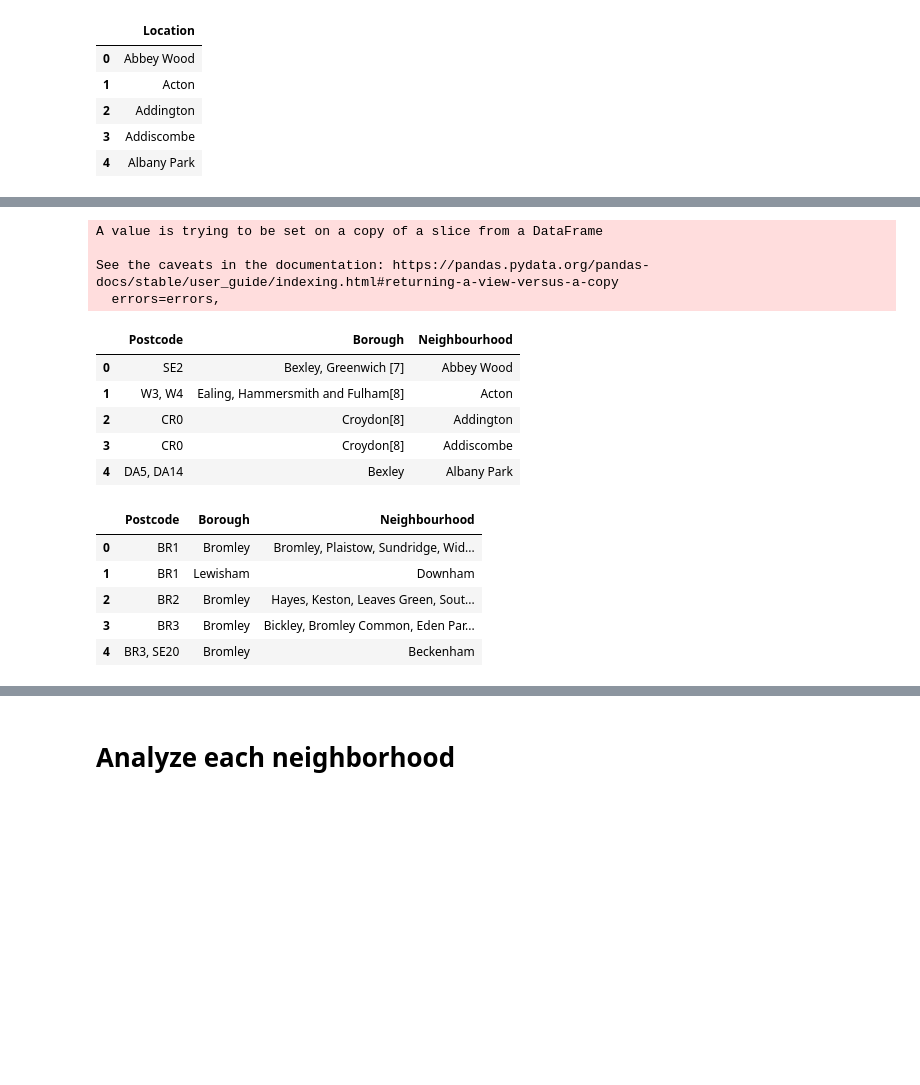
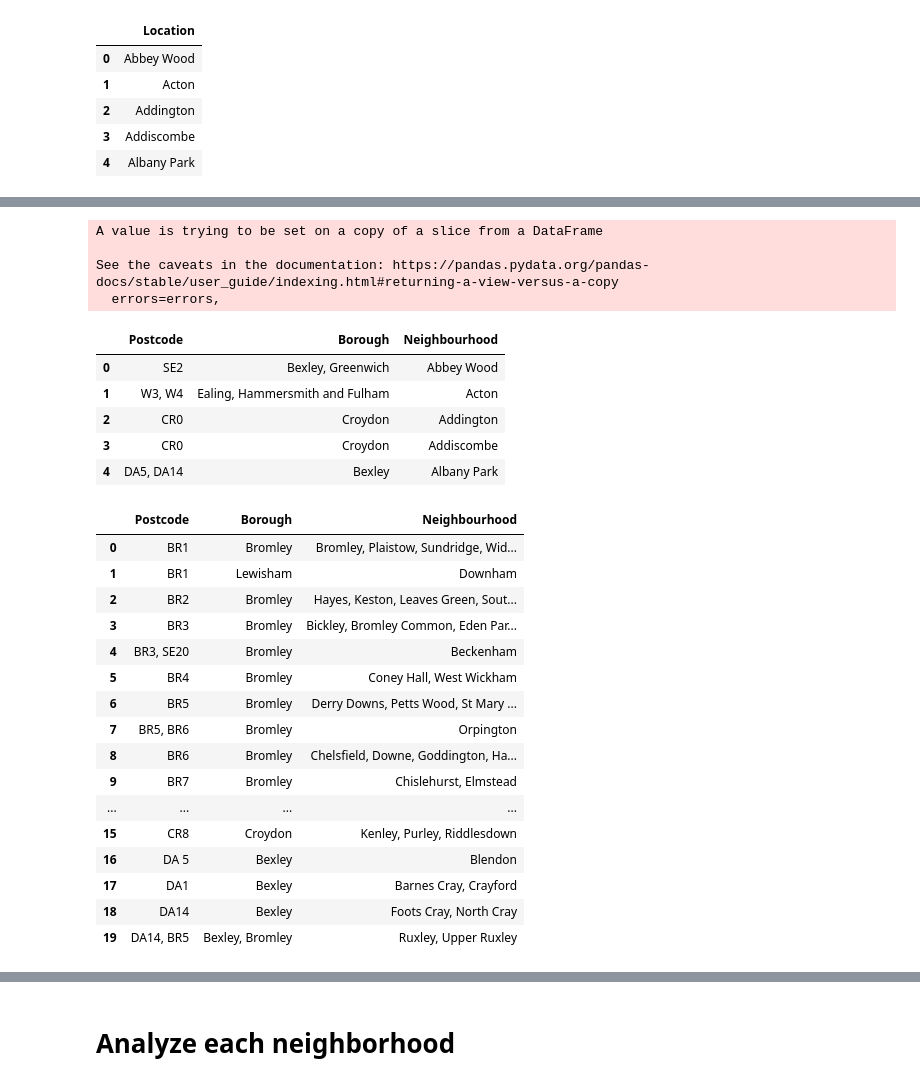
Before and after one commit to icyguy64/Data-Mining, a Jupyter notebook: data_mining_recommendation.ipynb, the cells around one changed output, grey strips where cells are left out. Cells and saved outputs as stored; diff of their text form; code cells hidden in the pictures; blank space fills up the shorter version.

```diff
--- a/data_mining_recommendation.ipynb
+++ b/data_mining_recommendation.ipynb
@@ -3,8 +3,9 @@
 # %%
 # web scrapping
 from bs4 import BeautifulSoup
+import requests
 import pandas as pd
-import requests
+pd.set_option("display.max_rows", None, "display.max_columns", None, "display.max_colwidth", None)
 # %%
 # Looks like not all websites are scrappable
 page = requests.get('https://en.wikipedia.org/wiki/List_of_areas_of_London')
@@ -118,5 +145,5 @@ df.head()
 # %%
-df['Borough'] = df['Borough'].replace(regex={r'\[[1-9][0-9]]':''})
+df['Borough'] = df['Borough'].replace(regex={r'\[\d+\]$':''})
 
 
 df.head()
@@ -140,18 +183,29 @@ A value is trying to be set on a copy of a slice from a DataFrame
 See the caveats in the documentation: https://pandas.pydata.org/pandas-docs/stable/user_guide/indexing.html#returning-a-view-versus-a-copy
   errors=errors,
 |  | Postcode | Borough | Neighbourhood |
-| 0 | SE2 | Bexley, Greenwich [7] | Abbey Wood |
-| 1 | W3, W4 | Ealing, Hammersmith and Fulham[8] | Acton |
-| 2 | CR0 | Croydon[8] | Addington |
-| 3 | CR0 | Croydon[8] | Addiscombe |
+| 0 | SE2 | Bexley, Greenwich | Abbey Wood |
+| 1 | W3, W4 | Ealing, Hammersmith and Fulham | Acton |
+| 2 | CR0 | Croydon | Addington |
+| 3 | CR0 | Croydon | Addiscombe |
 | 4 | DA5, DA14 | Bexley | Albany Park |
 # %%
 df_proc2 = df_proc.groupby(['Postcode','Borough'])['Neighbourhood'].apply(', '.join).reset_index()
-df_proc2.head()
+df_proc2.head(20)
 # %% [output]
 |  | Postcode | Borough | Neighbourhood |
 | 0 | BR1 | Bromley | Bromley, Plaistow, Sundridge, Wid... |
 | 1 | BR1 | Lewisham | Downham |
 | 2 | BR2 | Bromley | Hayes, Keston, Leaves Green, Sout... |
 | 3 | BR3 | Bromley | Bickley, Bromley Common, Eden Par... |
 | 4 | BR3, SE20 | Bromley | Beckenham |
+| 5 | BR4 | Bromley | Coney Hall, West Wickham |
+| 6 | BR5 | Bromley | Derry Downs, Petts Wood, St Mary ... |
+| 7 | BR5, BR6 | Bromley | Orpington |
+| 8 | BR6 | Bromley | Chelsfield, Downe, Goddington, Ha... |
+| 9 | BR7 | Bromley | Chislehurst, Elmstead |
+| ... | ... | ... | ... |
+| 15 | CR8 | Croydon | Kenley, Purley, Riddlesdown |
+| 16 | DA 5 | Bexley | Blendon |
+| 17 | DA1 | Bexley | Barnes Cray, Crayford |
+| 18 | DA14 | Bexley | Foots Cray, North Cray |
+| 19 | DA14, BR5 | Bexley, Bromley | Ruxley, Upper Ruxley |
```
Also changed, not shown: parts of 40 cells of this notebook.
